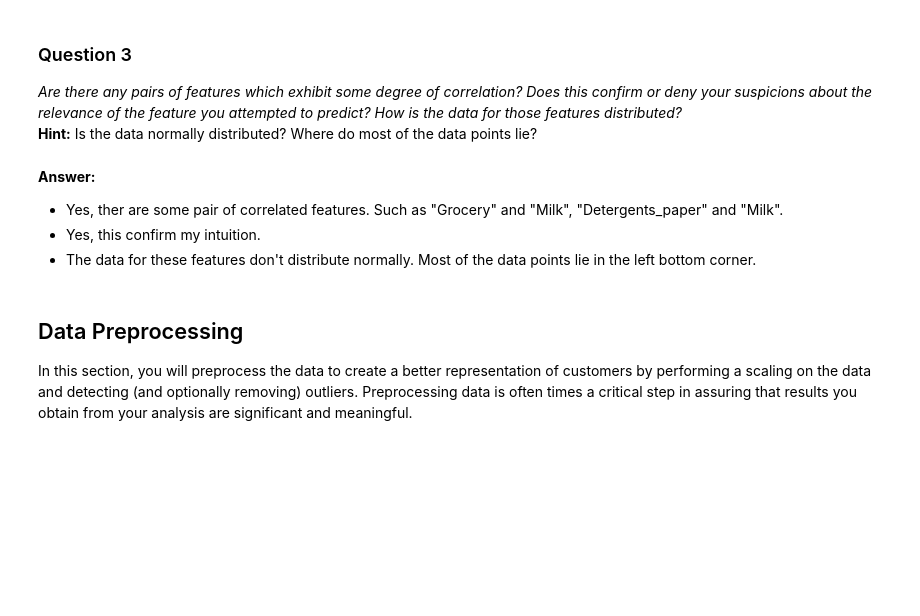
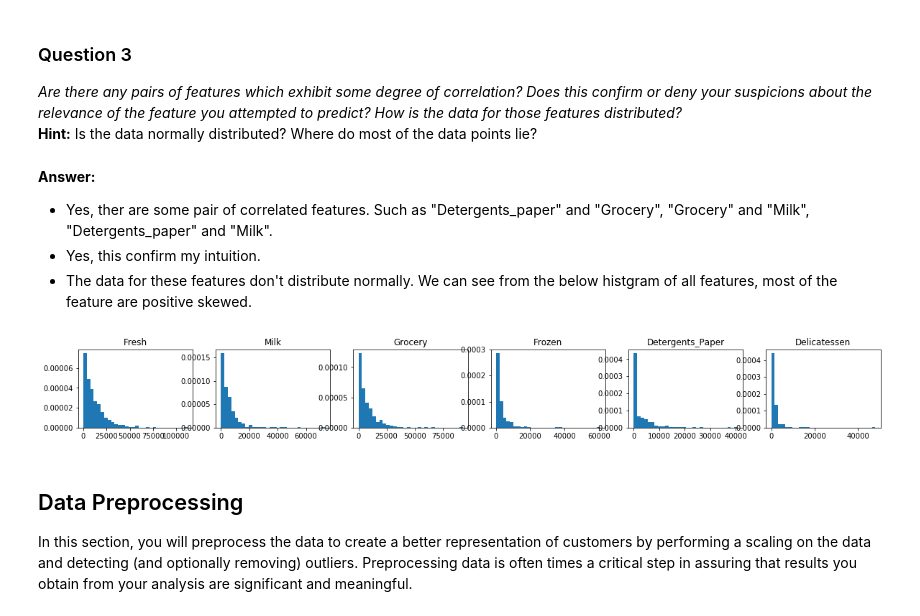
Before and after one commit to alyzleafbell/machine-learning, a Jupyter notebook: projects/customer_segments/customer_segments.ipynb, the cells around one changed output. Cells and saved outputs as stored; diff of their text form; code cells hidden in the pictures; blank space fills up the shorter version.

```diff
--- a/projects/customer_segments/customer_segments.ipynb
+++ b/projects/customer_segments/customer_segments.ipynb
@@ -136,9 +177,17 @@ pd.plotting.scatter_matrix(data, alpha = 0.3, figsize = (14,8), diagonal = 'kde'
 **Hint:** Is the data normally distributed? Where do most of the data points lie?
 # %% [markdown]
 **Answer:**
-- Yes, ther are some pair of correlated features. Such as "Grocery" and "Milk", "Detergents_paper" and "Milk".
+- Yes, ther are some pair of correlated features. Such as "Detergents_paper" and "Grocery", "Grocery" and "Milk", "Detergents_paper" and "Milk".
 - Yes, this confirm my intuition.
-- The data for these features don't distribute normally. Most of the data points lie in the left bottom corner.
+- The data for these features don't distribute normally. We can see from the below histgram of all features, most of the feature are positive skewed.
+# %%
+plt.subplots(1,6,figsize=(20,2))
+for idx,colname in enumerate(data.columns.tolist()):
+    plt.subplot(1, 6, idx+1)
+    plt.hist(data[colname], 30, normed=1)
+    plt.title(colname)
+# %% [output]
+[figure, added]
 # %% [markdown]
 ## Data Preprocessing
 In this section, you will preprocess the data to create a better representation of customers by performing a scaling on the data and detecting (and optionally removing) outliers. Preprocessing data is often times a critical step in assuring that results you obtain from your analysis are significant and meaningful.
```
Also changed, not shown: parts of 25 cells of this notebook, 1 other file.
